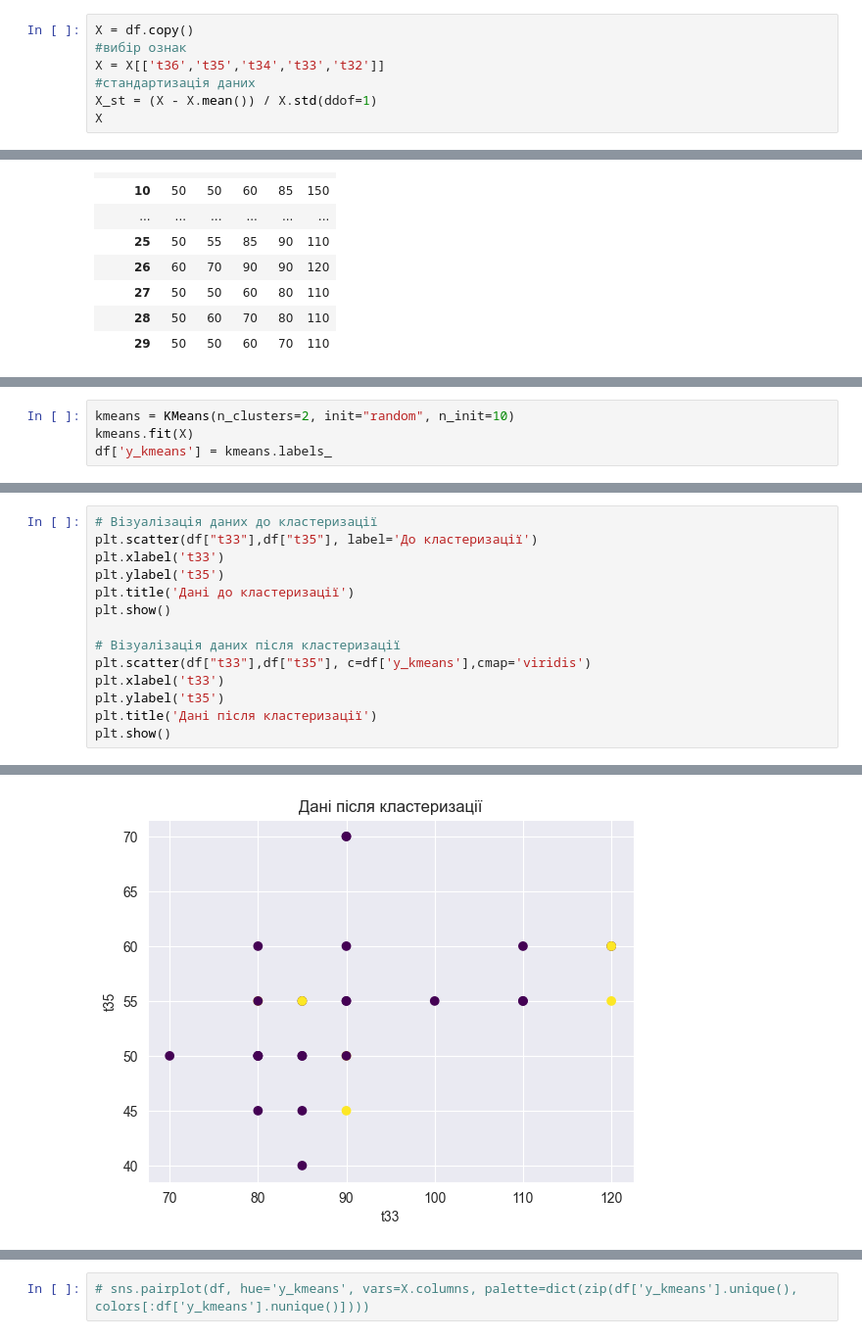
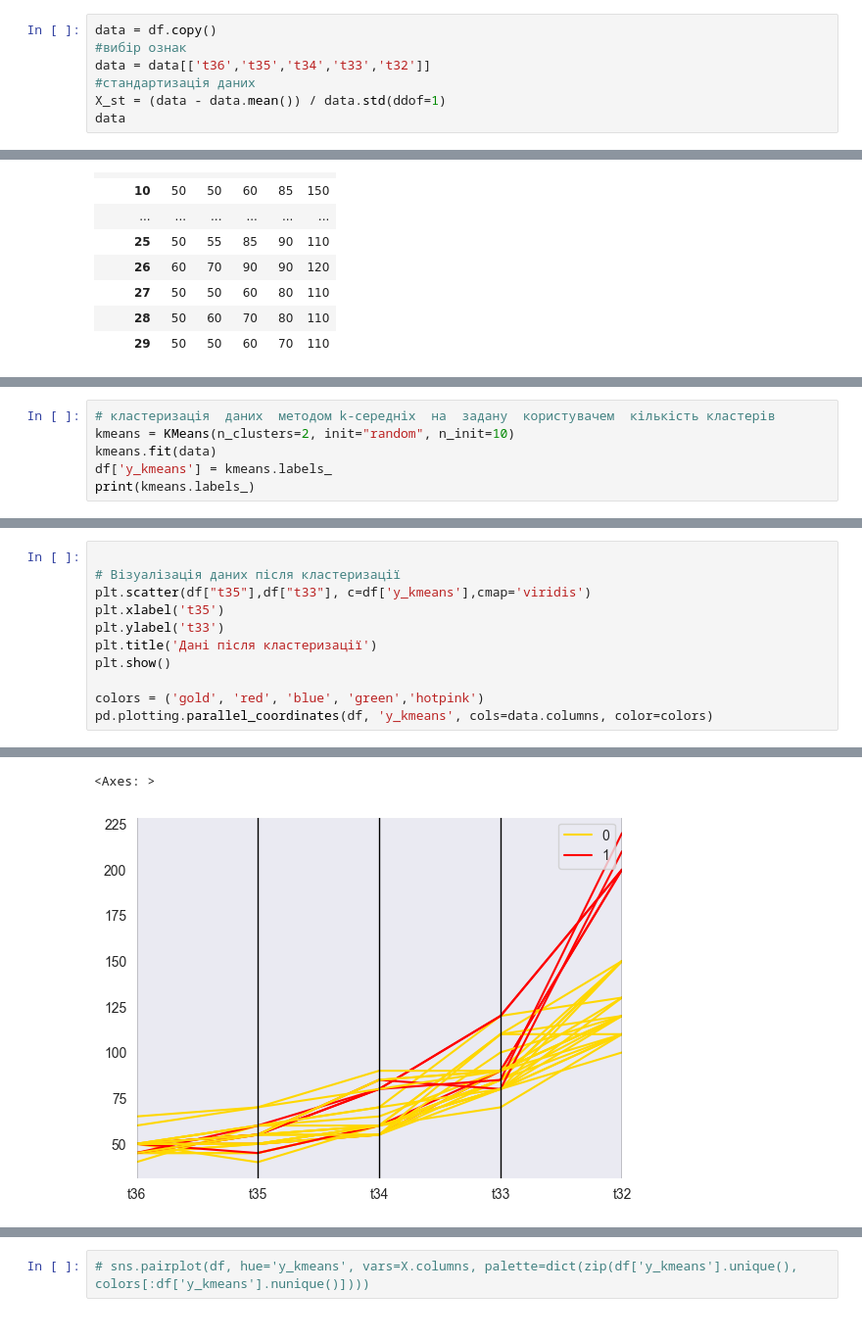
Before and after one commit to Ludens101/tssd_lab1, a Jupyter notebook: lab1.ipynb, the cells around one changed output, grey strips where cells are left out. Shown at 98% size. Drawn from its saved outputs; the diff is of its cells as text.

```diff
--- a/lab1.ipynb
+++ b/lab1.ipynb
@@ -33,12 +33,12 @@ df
 | 28 | 50 | 60 | 70 | 80 | 110 |
 | 29 | 50 | 50 | 60 | 70 | 110 |
 # %%
-X = df.copy()
+data = df.copy()
 #вибір ознак
-X = X[['t36','t35','t34','t33','t32']]
+data = data[['t36','t35','t34','t33','t32']]
 #стандартизація даних
-X_st = (X - X.mean()) / X.std(ddof=1)
-X
+X_st = (data - data.mean()) / data.std(ddof=1)
+data
 # %% [output]
 |  | t36 | t35 | t34 | t33 | t32 |
 | Диурез |  |  |  |  |  |
@@ -63,4 +75,6 @@ X
 # %%
+# кластеризація  даних  методом k-середніх  на  задану  користувачем  кількість кластерів
 kmeans = KMeans(n_clusters=2, init="random", n_init=10)
-kmeans.fit(X)
+kmeans.fit(data)
 df['y_kmeans'] = kmeans.labels_
+print(kmeans.labels_)
@@ -69,15 +83,12 @@ df['y_kmeans'] = kmeans.labels_
 # %%
-# Візуалізація даних до кластеризації
-plt.scatter(df["t33"],df["t35"], label='До кластеризації')
-plt.xlabel('t33')
-plt.ylabel('t35')
-plt.title('Дані до кластеризації')
+
+# Візуалізація даних після кластеризації
+plt.scatter(df["t35"],df["t33"], c=df['y_kmeans'],cmap='viridis')
+plt.xlabel('t35')
+plt.ylabel('t33')
+plt.title('Дані після кластеризації')
 plt.show()
 
-# Візуалізація даних після кластеризації
-plt.scatter(df["t33"],df["t35"], c=df['y_kmeans'],cmap='viridis')
-plt.xlabel('t33')
-plt.ylabel('t35')
-plt.title('Дані після кластеризації')
-plt.show()
+colors = ('gold', 'red', 'blue', 'green','hotpink')
+pd.plotting.parallel_coordinates(df, 'y_kmeans', cols=data.columns, color=colors)
 # %% [output]
@@ -85,2 +96,3 @@ plt.show()
+<Axes: >
-[figure, old version]
+[figure, new version]
 # %%
```
Also changed, not shown: parts of 23 cells of this notebook.
